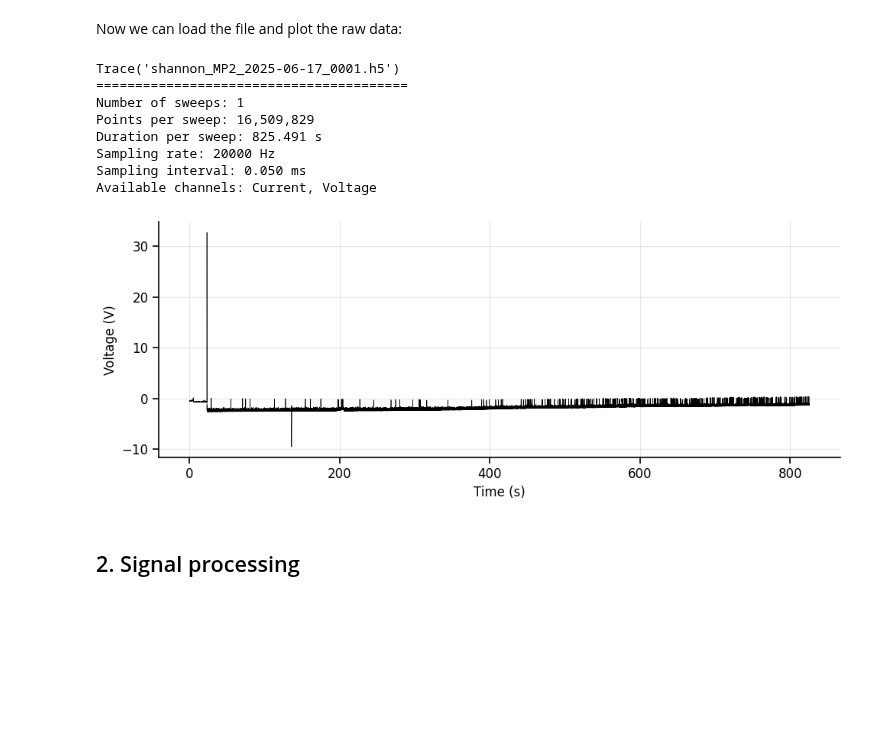
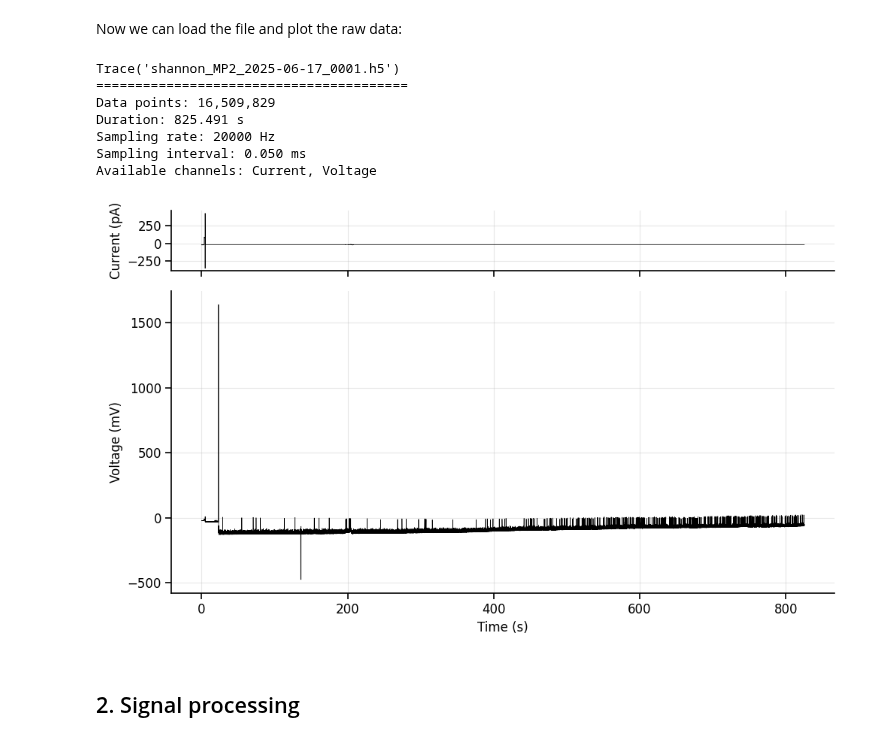
Before and after one commit to argalloni/CSHL_IonChannels2025, a Jupyter notebook: Analysis 21 - In vivo recordings.ipynb, the cells around one changed output. Saved outputs shown, nothing was run; the diff lists cells and outputs as text; code cells hidden in the pictures; blank space fills up the shorter version.

```diff
--- a/Analysis 21 - In vivo recordings.ipynb
+++ b/Analysis 21 - In vivo recordings.ipynb
@@ -54,25 +54,28 @@ Now we can load the file and plot the raw data:
 # %%
 # Load with custom scaling and separate sweeps
 traces = Trace.from_wavesurfer_h5_file(data_file,
-                                    current_scaling=1e-9,  # Convert to nA
-                                    voltage_scaling=1e-3,   # Convert to mV
-                                    concatenate_sweeps=False)
+                                    current_scaling=0.05,  # Convert to nA
+                                    voltage_scaling=0.05,   # Convert to mV
+                                    concatenate_sweeps=True)
+
+# traces = traces.resample(sampling_frequency=5000)
+
 print(traces)
 
 time_units = 's' # specify seconds (s), or milliseconds (ms)
 
 # ----------------------------------------------------------------------------------------------------------------
-ax = traces.plot(plot_voltage=True, plot_current=False, time_units=time_units, sweep='all')
+%matplotlib widget
+ax = traces.plot(plot_voltage=True, plot_current=True, time_units=time_units, sweep='all', height_ratios=[1, 5])
 plt.show()
 # %% [output]
 Trace('shannon_MP2_2025-06-17_0001.h5')
 ========================================
-Number of sweeps: 1
-Points per sweep: 16,509,829
-Duration per sweep: 825.491 s
+Data points: 16,509,829
+Duration: 825.491 s
 Sampling rate: 20000 Hz
 Sampling interval: 0.050 ms
 Available channels: Current, Voltage
-[figure, old version]
+[figure, new version]
 # %% [markdown]
 ## 2. Signal processing
```
Also changed, not shown: parts of 26 cells of this notebook, 1 other file.
